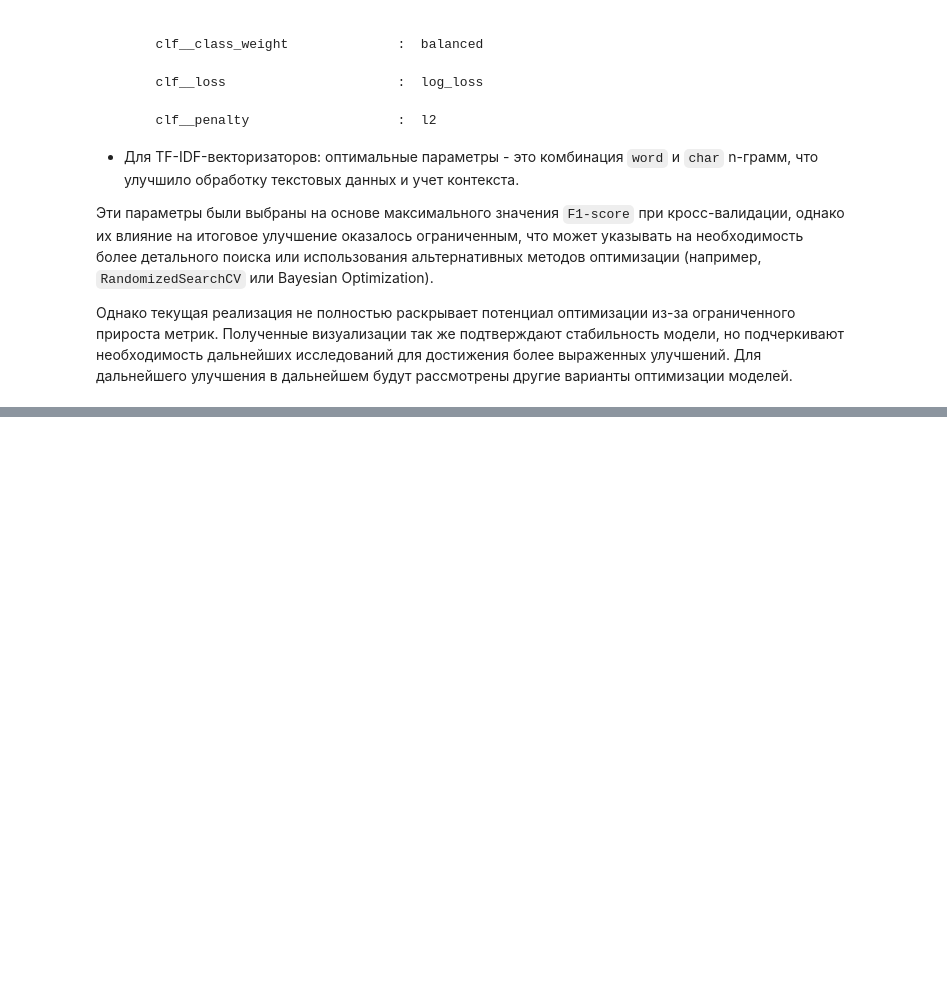
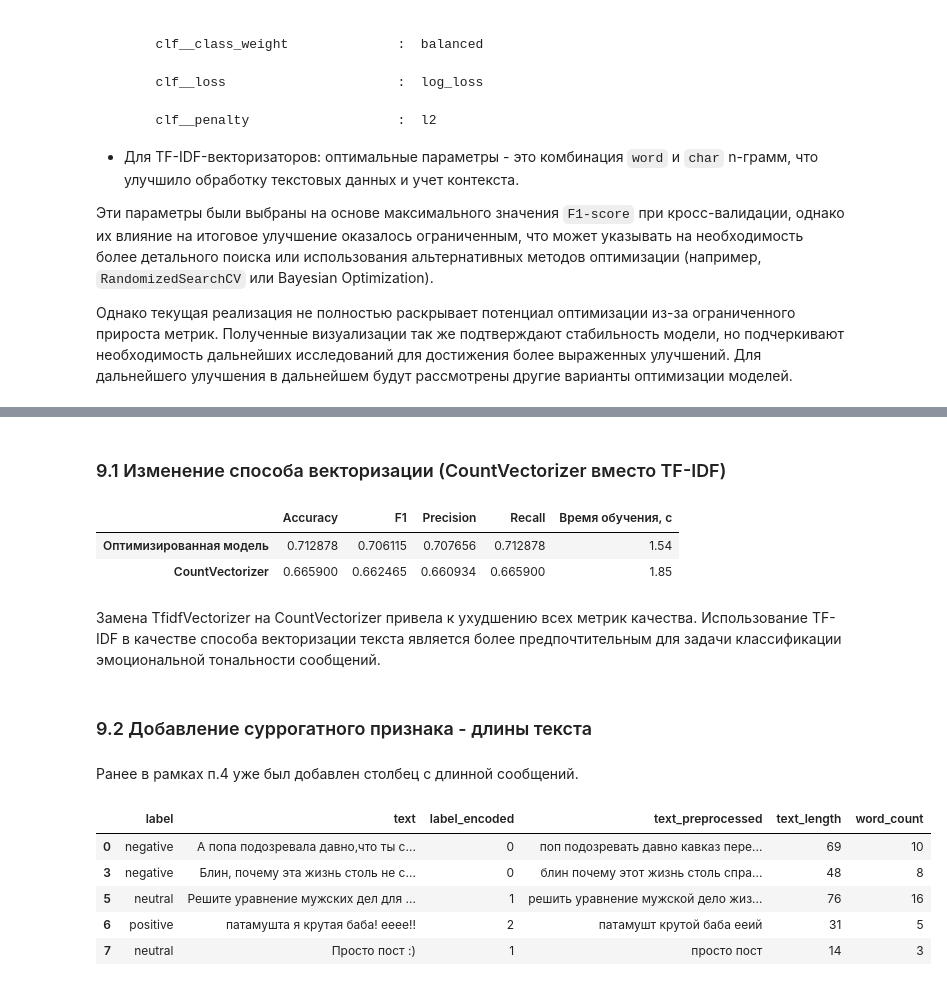
Before and after one commit to avseitsevad/Avseitseva_coursework_ML, a Jupyter notebook: notebook.ipynb, the cells around one changed output, grey strips where cells are left out. Saved outputs shown, nothing was run; the diff lists cells and outputs as text; code cells hidden in the pictures; blank space fills up the shorter version.

```diff
--- a/notebook.ipynb
+++ b/notebook.ipynb
@@ -880,0 +922,62 @@ plt.show()
+# %% [markdown]
+### 9.1 Изменение способа векторизации (CountVectorizer вместо TF-IDF)
+# %%
+from sklearn.feature_extraction.text import CountVectorizer
+
+word_vect_count = CountVectorizer(
+    analyzer="word",
+    ngram_range=(1, 2),
+    max_features=20000,
+    min_df=1
+)
+
+char_vect_count = CountVectorizer(
+    analyzer="char",
+    ngram_range=(3, 5),
+    min_df=1
+)
+
+pipeline_countvector = Pipeline([
+    ("vect", FeatureUnion([
+        ("word", word_vect_count),
+        ("char", char_vect_count)
+    ])),
+    ("clf", SGDClassifier(**clf_params))
+])
+
+start = time.time()
+pipeline_countvector.fit(X_train, y_train)
+time_count = time.time() - start
+y_pred_count = pipeline_countvector.predict(X_test)
+
+metrics_count = {
+    "Accuracy": accuracy_score(y_test, y_pred_count),
+    "F1": f1_score(y_test, y_pred_count, average="weighted"),
+    "Precision": precision_score(y_test, y_pred_count, average="weighted", zero_division=0),
+    "Recall": recall_score(y_test, y_pred_count, average="weighted"),
+    "Время обучения, с": round(time_count, 2)
+}
+comparison_df_91 = pd.DataFrame([metrics_after, metrics_count],
+    index=["Оптимизированная модель", "CountVectorizer"]
+)
+display(comparison_df_91)
+# %% [output]
+|  | Accuracy | F1 | Precision | Recall | Время обучения, с |
+| Оптимизированная модель | 0.712878 | 0.706115 | 0.707656 | 0.712878 | 1.54 |
+| CountVectorizer | 0.665900 | 0.662465 | 0.660934 | 0.665900 | 1.85 |
+# %% [markdown]
+Замена TfidfVectorizer на CountVectorizer привела к ухудшению всех метрик качества.
+Использование TF-IDF в качестве способа векторизации текста является более предпочтительным для задачи классификации эмоциональной тональности сообщений.
+# %% [markdown]
+### 9.2 Добавление суррогатного признака - длины текста
+# %% [markdown]
+Ранее в рамках п.4 уже был добавлен столбец с длинной сообщений.
+# %%
+df.head()
+# %% [output]
+|  | label | text | label_encoded | text_preprocessed | text_length | word_count |
+| 0 | negative | А попа подозревала давно,что ты с... | 0 | поп подозревать давно кавказ пере... | 69 | 10 |
+| 3 | negative | Блин, почему эта жизнь столь не с... | 0 | блин почему этот жизнь столь спра... | 48 | 8 |
+| 5 | neutral | Решите уравнение мужских дел для ... | 1 | решить уравнение мужской дело жиз... | 76 | 16 |
+| 6 | positive | патамушта я крутая баба! ееее!! | 2 | патамушт крутой баба ееий | 31 | 5 |
+| 7 | neutral | Просто пост :) | 1 | просто пост | 14 | 3 |
```
Also changed, not shown: parts of 37 cells of this notebook.
